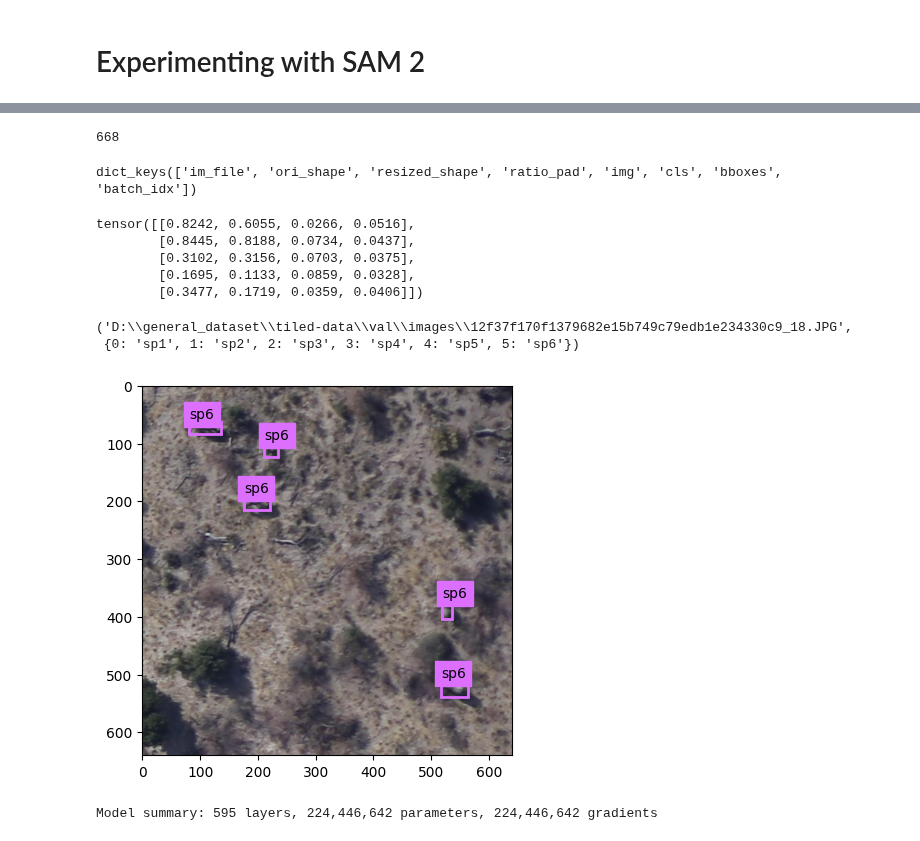
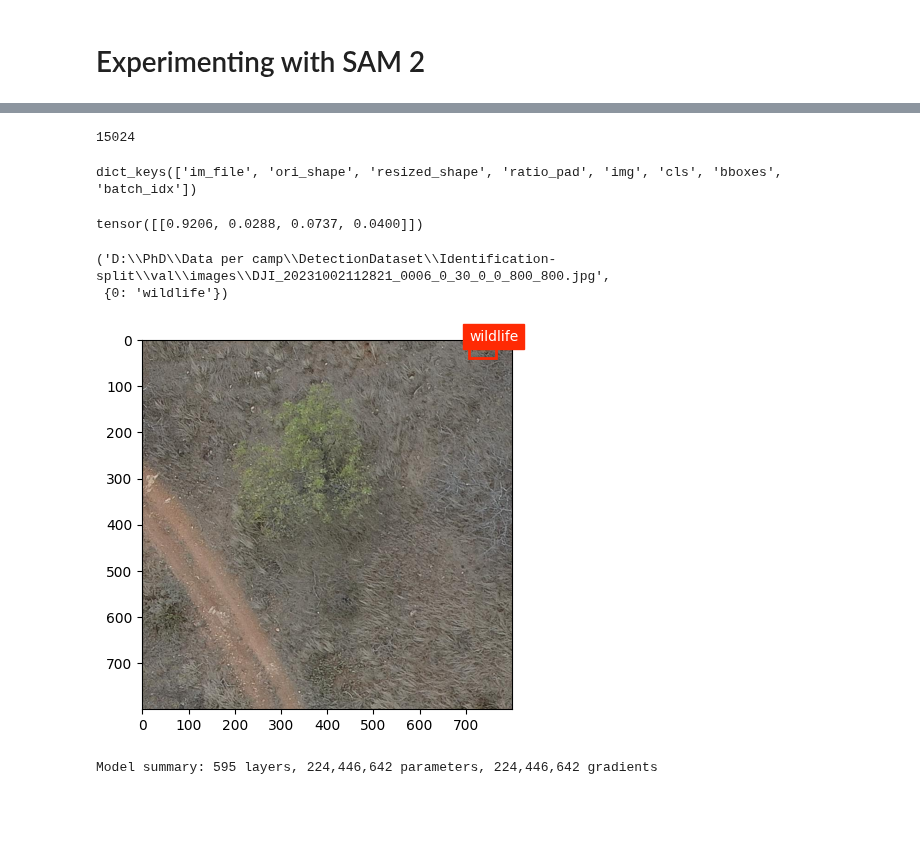
Before and after one commit to FadelMamar/datalabeling, a Jupyter notebook: notebooks/data_exploration.ipynb, the cells around one changed output, grey strips where cells are left out. Saved outputs shown, nothing was run; the diff lists cells and outputs as text; code cells hidden in the pictures; blank space fills up the shorter version.

```diff
--- a/notebooks/data_exploration.ipynb
+++ b/notebooks/data_exploration.ipynb
@@ -823,12 +821,12 @@ ModuleNotFoundError: No module named 'lightning'
 args = Arguments()
 args.lr0 = 3e-4
 args.epochs = 15
-args.imgsz = 640 # Attention, it will resize the image and the targets
+args.imgsz = 800 # Attention, it will resize the image and the targets
 args.batchsize = 8
 down_ratio = 1 # Attention, it will down sample the targets. i.e. x/down_ratio,y/down_ratio
-args.data_config_yaml = r"D:\datalabeling\data\data_config.yaml"
-args.path_weights = r"D:\datalabeling\models\20220329_HerdNet_Ennedi_dataset_2023.pth"
-args.data_config_yaml = r"D:\datalabeling\data\data_config.yaml"
+args.data_config_yaml = r"C:\Users\Machine Learning\Desktop\workspace-wildAI\datalabeling\data\dataset_identification-detection.yaml"
+args.path_weights = r"C:\Users\Machine Learning\Desktop\workspace-wildAI\datalabeling\base_models_weights\20220329_HerdNet_Ennedi_dataset_2023.pth"
+# args.data_config_yaml = r"D:\datalabeling\data\data_config.yaml"
 
 # Example: load Prediction images
 with open(args.data_config_yaml, 'r') as file:
@@ -863,6 +861,6 @@ datasets = list()
 split='val'
 for path in data_config[split]:
     images_path = os.path.join(data_config['path'], path)
-    dataset = YOLODataset(img_path=images_path,task='detect',data={'names':data_config['names']},augment=False,imgsz=640,classes=None)
+    dataset = YOLODataset(img_path=images_path,task='detect',data={'names':data_config['names']},augment=False,imgsz=args.imgsz,classes=None)
     datasets.append(dataset)
 dataset = YOLOConcatDataset(datasets)
@@ -870,0 +867,6 @@ dataset[5]
+# %%
+for data in dataset:
+    if data["cls"].nelement() == 0:
+        continue
+    else:
+        break
@@ -871,9 +893,8 @@ dataset[5]
 # %%
 len(dataset)
 # %% [output]
-668
+15024
 # %%
-data = dataset[56]
 data.keys()
 # %% [output]
 dict_keys(['im_file', 'ori_shape', 'resized_shape', 'ratio_pad', 'img', 'cls', 'bboxes', 'batch_idx'])
@@ -881,23 +902,19 @@ dict_keys(['im_file', 'ori_shape', 'resized_shape', 'ratio_pad', 'img', 'cls', '
 # points are (x,y)
 data['bboxes']
 # %% [output]
-tensor([[0.8242, 0.6055, 0.0266, 0.0516],
-        [0.8445, 0.8188, 0.0734, 0.0437],
-        [0.3102, 0.3156, 0.0703, 0.0375],
-        [0.1695, 0.1133, 0.0859, 0.0328],
-        [0.3477, 0.1719, 0.0359, 0.0406]])
+tensor([[0.9206, 0.0288, 0.0737, 0.0400]])
 # %%
 data['im_file'], data_config['names']
 # %% [output]
-('D:\\general_dataset\\tiled-data\\val\\images\\12f37f170f1379682e15b749c79edb1e234330c9_18.JPG',
- {0: 'sp1', 1: 'sp2', 2: 'sp3', 3: 'sp4', 4: 'sp5', 5: 'sp6'})
+('D:\\PhD\\Data per camp\\DetectionDataset\\Identification-split\\val\\images\\DJI_20231002112821_0006_0_30_0_0_800_800.jpg',
+ {0: 'wildlife'})
 # %%
 img_path = data['im_file']
 label_path = Path(str(img_path).replace("images","labels")).with_suffix('.txt')
 label_map = data_config['names']
-visualize_image_annotations(data['im_file'],label_path,label_map)
+visualize_image_annotations(data['im_file'],label_path,{0: 'wildlife'})
 # %% [output]
-[figure, old version]
+[figure, new version]
 # %%
 # Load a model
 model_sam = SAM(r"..\base_models_weights\sam2.1_l.pt")
```
Also changed, not shown: parts of 17 cells of this notebook.
